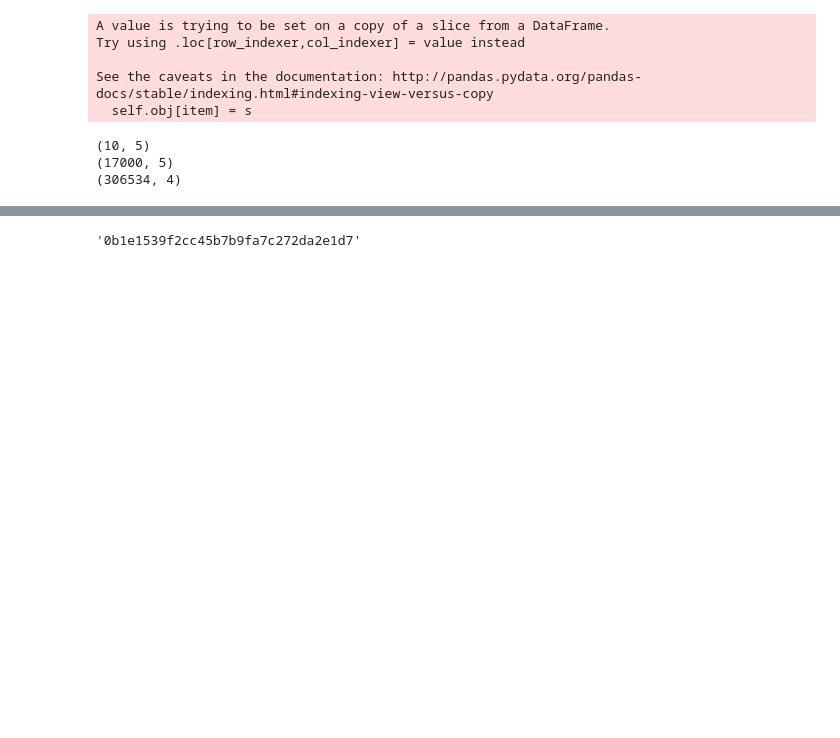
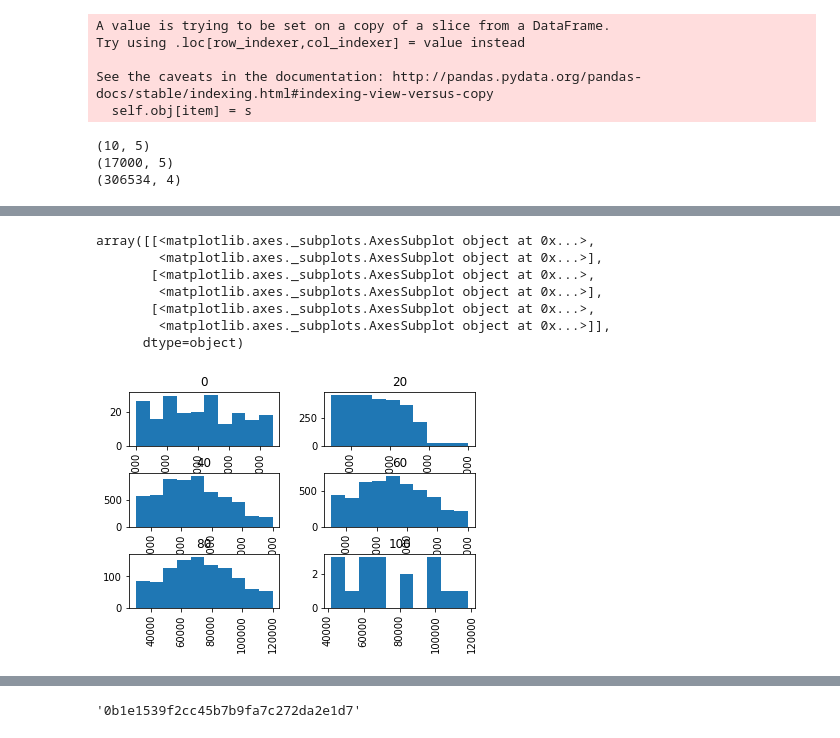
Before and after one commit to TomCanty/StarbucksCapstone, a Jupyter notebook: Starbucks_Capstone_notebook.ipynb, the cells around one changed output, grey strips where cells are left out. Saved outputs shown, nothing was run; the diff lists cells and outputs as text; code cells hidden in the pictures; blank space fills up the shorter version.

```diff
--- a/Starbucks_Capstone_notebook.ipynb
+++ b/Starbucks_Capstone_notebook.ipynb
@@ -145,0 +161,16 @@ print(t_trans.shape)
+# %%
+def round_down(num, divisor):
+    return num - (num%divisor)
+# %%
+profile_new['decade'] = profile_new.age.apply(lambda x: round_down(x,20))
+# %%
+profile_new.hist(column='income',by='decade')
+# %% [output]
+array([[<matplotlib.axes._subplots.AxesSubplot object at 0x...>,
+        <matplotlib.axes._subplots.AxesSubplot object at 0x...>],
+       [<matplotlib.axes._subplots.AxesSubplot object at 0x...>,
+        <matplotlib.axes._subplots.AxesSubplot object at 0x...>],
+       [<matplotlib.axes._subplots.AxesSubplot object at 0x...>,
+        <matplotlib.axes._subplots.AxesSubplot object at 0x...>]],
+      dtype=object)
+[figure, added]
```
Also changed, not shown: parts of 13 cells of this notebook.
